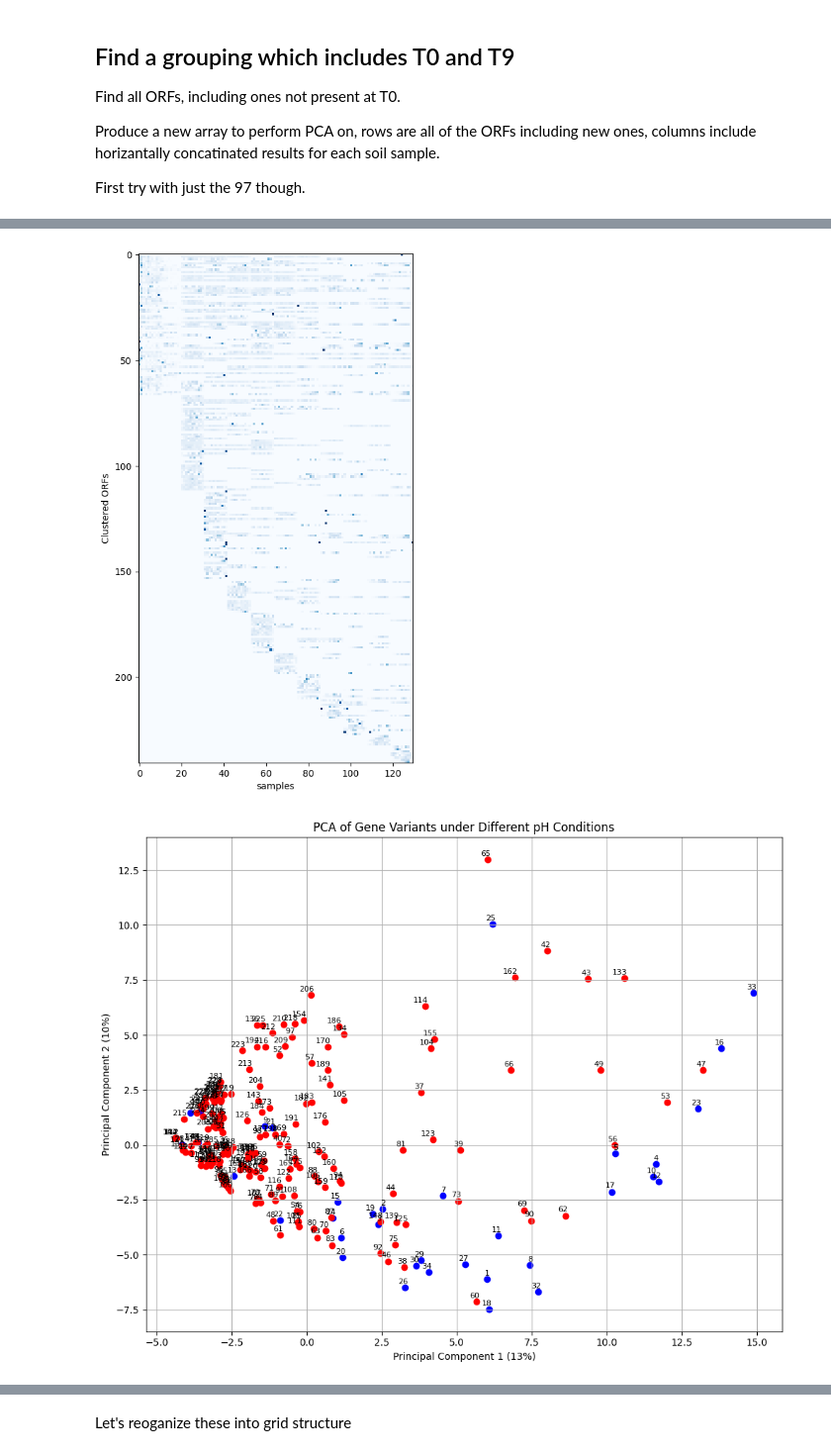
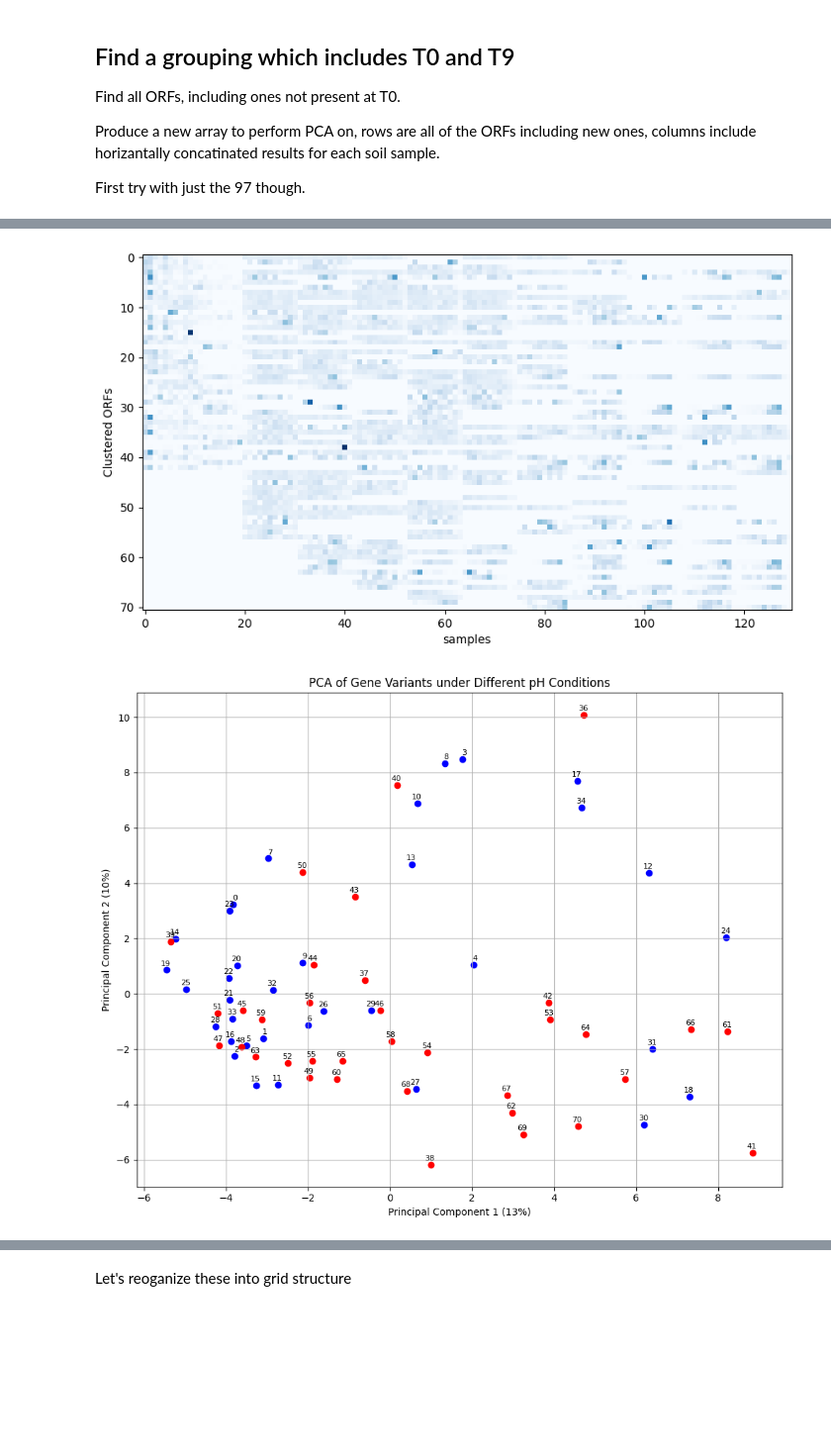
Before and after one commit to AddisonHowe/soil-metagenomics, a Jupyter notebook: organization.ipynb, the cells around one changed output, grey strips where cells are left out. Shown at 99% size. Saved outputs shown, nothing was run; the diff lists cells and outputs as text; code cells hidden in the pictures; blank space fills up the shorter version.

```diff
--- a/organization.ipynb
+++ b/organization.ipynb
@@ -511,7 +479,7 @@ for i, datum in enumerate(data):
     for entry in datum:
         if entry != 0:
             score += 1
-    if score > 0:
+    if score > 30:
         filtered_data.append(datum)
         absolute_data.append(abs_data[i])
 
@@ -534,32 +502,32 @@ pca = PCA(n_components=30)
 principal_components = pca.fit_transform(scaled_data)
 
 # Generate colors based on row index
 row_indices = np.arange(principal_components.shape[0])
 colors = plt.cm.seismic(row_indices / row_indices.max())
 
 # Plot the first two principal components with row index labels
 plt.figure(figsize=(10, 8))
 for i in range(principal_components.shape[0]):
     if (i < 35):
         plt.scatter(principal_components[i, 0], principal_components[i, 1], color='blue')
         plt.text(principal_components[i, 0] + 0.1, principal_components[i, 1] + 0.1 , str(i), fontsize=8, ha='right', va='bottom')
     if (i > 35):
         plt.scatter(principal_components[i, 0], principal_components[i, 1], color='red')
         plt.text(principal_components[i, 0] + 0.1, principal_components[i, 1] + 0.1 , str(i), fontsize=8, ha='right', va='bottom')
 
 
 plt.xlabel('Principal Component 1 (13%)')
 plt.ylabel('Principal Component 2 (10%)')
 plt.title('PCA of Gene Variants under Different pH Conditions')
 plt.grid(True)
 plt.tight_layout()
 plt.show()
 
 
 
 for i, ratio in enumerate(pca.explained_variance_ratio_, start=1):
     #plt.scatter(i, ratio)
     print(f"Principal Component {i}: {ratio * 100:.2f}%")
 # %% [output]
-[figure, old version]
+[figure, new version]
-[figure, old version]
+[figure, new version]
```
Also changed, not shown: parts of 6 cells of this notebook, 13 other files.
